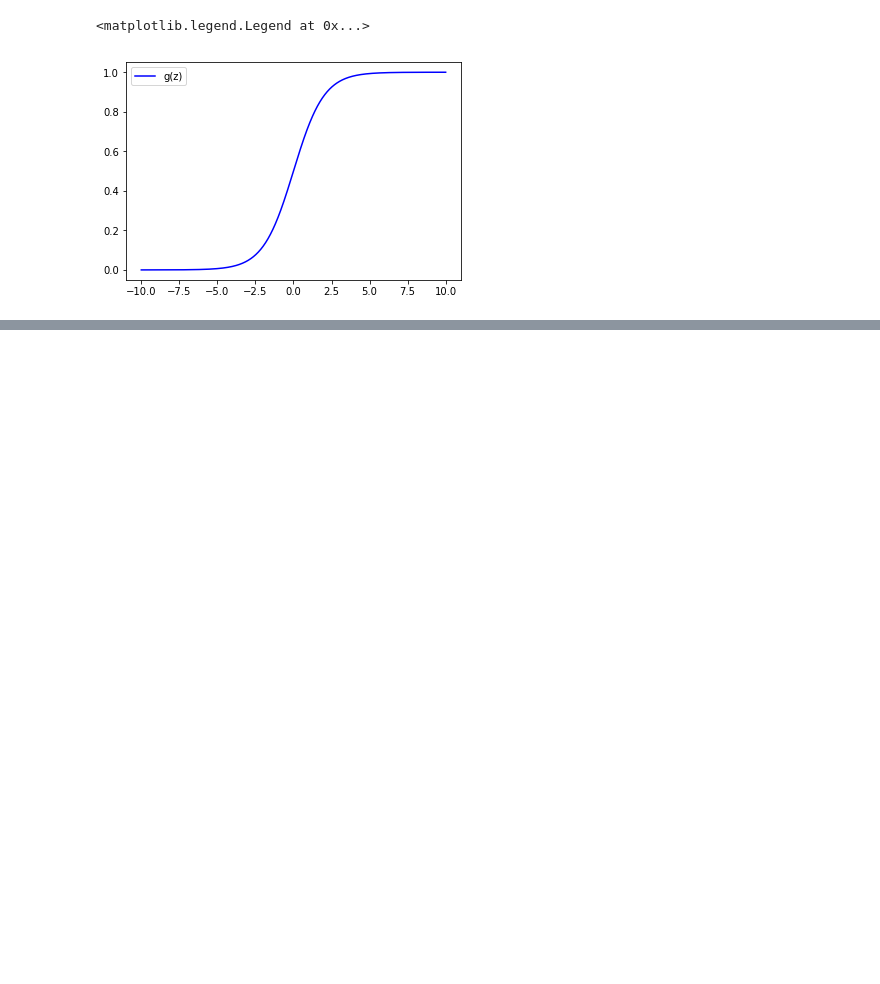
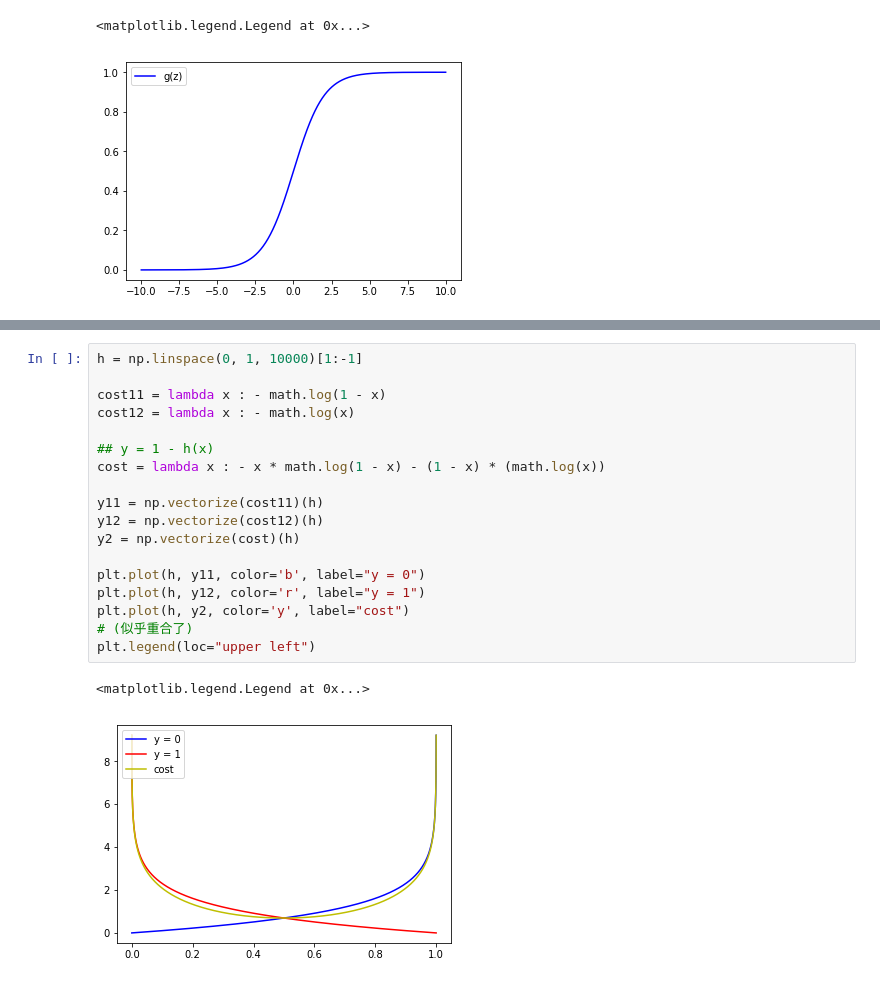
Before and after one commit to oYOvOYo/SYSU-Software-Engineering, a Jupyter notebook: 2.logistic_regression.ipynb, the cells around one changed output, grey strips where cells are left out. Cells and saved outputs as stored; diff of their text form; blank space fills up the shorter version.

```diff
--- a/2.logistic_regression.ipynb
+++ b/2.logistic_regression.ipynb
@@ -50,0 +69,21 @@ plt.legend(loc="upper left")
+# %%
+h = np.linspace(0, 1, 10000)[1:-1]
+
+cost11 = lambda x : - math.log(1 - x)
+cost12 = lambda x : - math.log(x)
+
+## y = 1 - h(x)
+cost = lambda x : - x * math.log(1 - x) - (1 - x) * (math.log(x))
+
+y11 = np.vectorize(cost11)(h)
+y12 = np.vectorize(cost12)(h)
+y2 = np.vectorize(cost)(h)
+
+plt.plot(h, y11, color='b', label="y = 0")
+plt.plot(h, y12, color='r', label="y = 1")
+plt.plot(h, y2, color='y', label="cost")
+# (似乎重合了)
+plt.legend(loc="upper left")
+# %% [output]
+<matplotlib.legend.Legend at 0x...>
+[figure, added]
```
Also changed, not shown: parts of 5 cells of this notebook, 1 other file.
